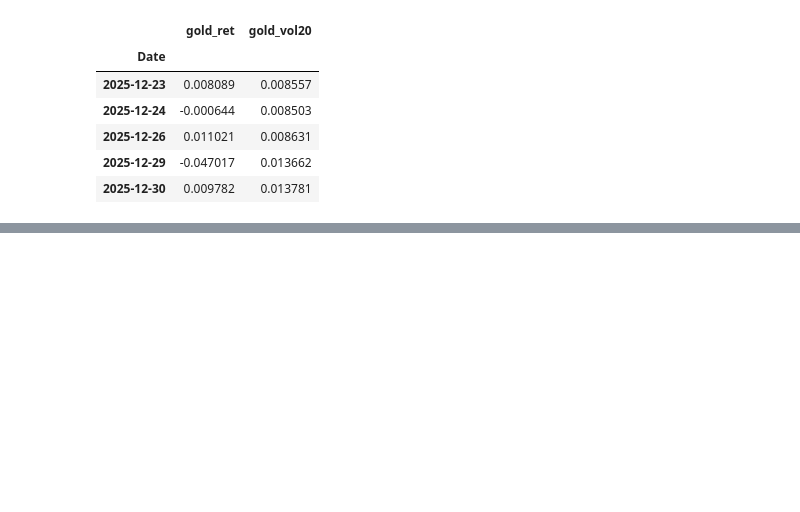
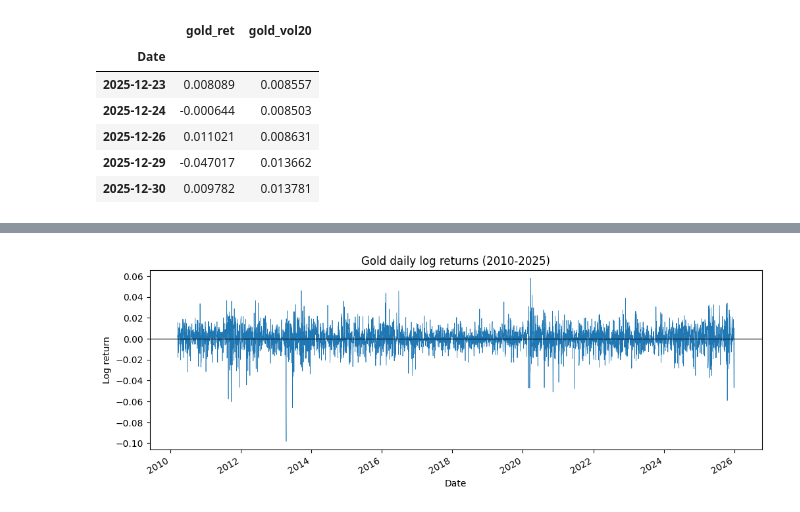
Before and after one commit to Mustafizb24/gold-directional-forecasting, a Jupyter notebook: gold_data_collection.ipynb, the cells around one changed output, grey strips where cells are left out. Cells and saved outputs as stored; diff of their text form; code cells hidden in the pictures; blank space fills up the shorter version.

```diff
--- a/gold_data_collection.ipynb
+++ b/gold_data_collection.ipynb
@@ -223,0 +233,8 @@ features.head()
+# %%
+# Plot gold's daily log  returns over time
+features["gold_ret"].plot(figsize=(12,4), title = "Gold daily log returns (2010-2025)", linewidth = 0.5)
+plt.axhline(0, color="black", linewidth = 0.8)
+plt.ylabel("Log return")
+plt.show()
+# %% [output]
+[figure, added]
```
Also changed, not shown: parts of 3 cells of this notebook.
